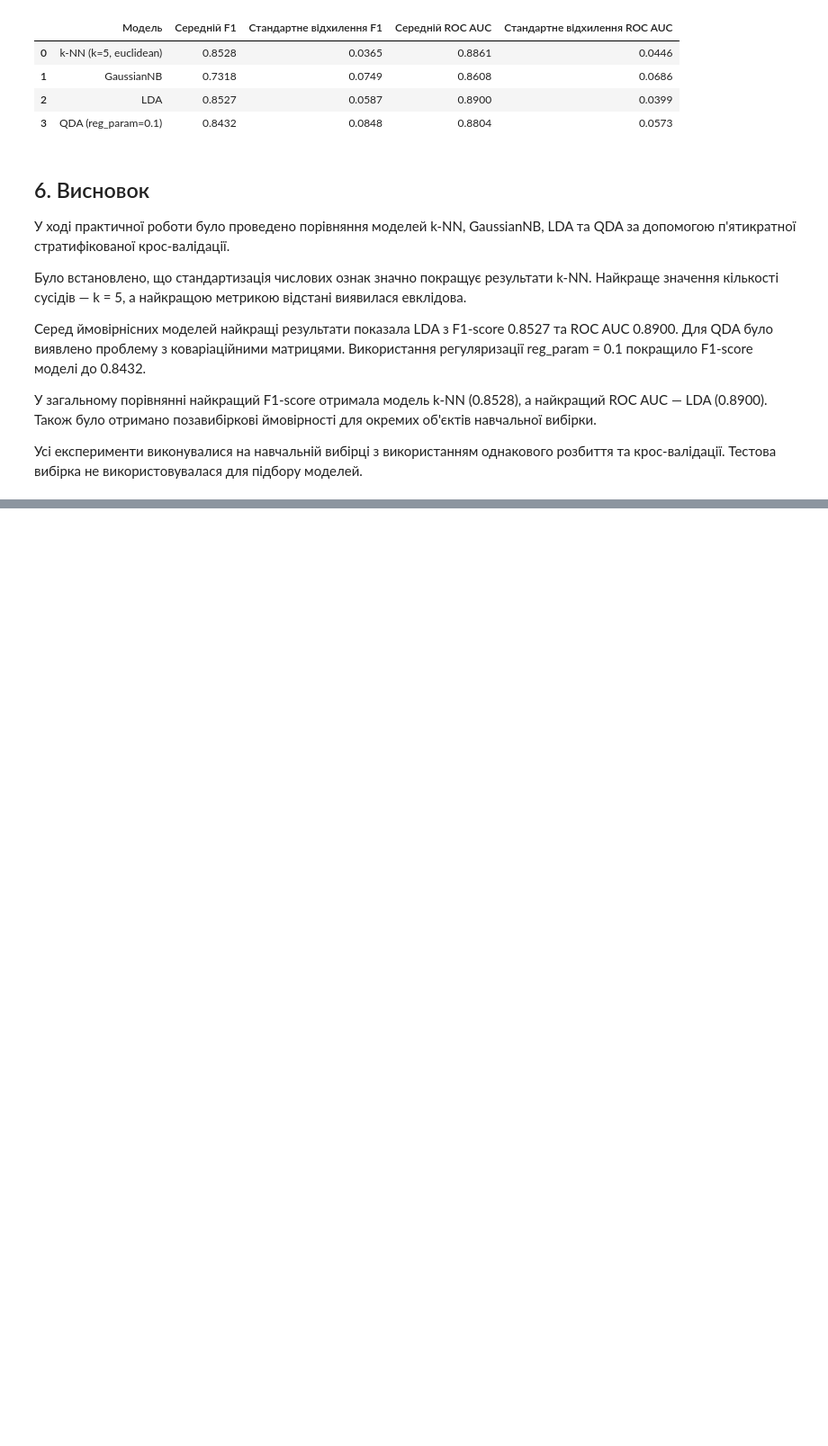
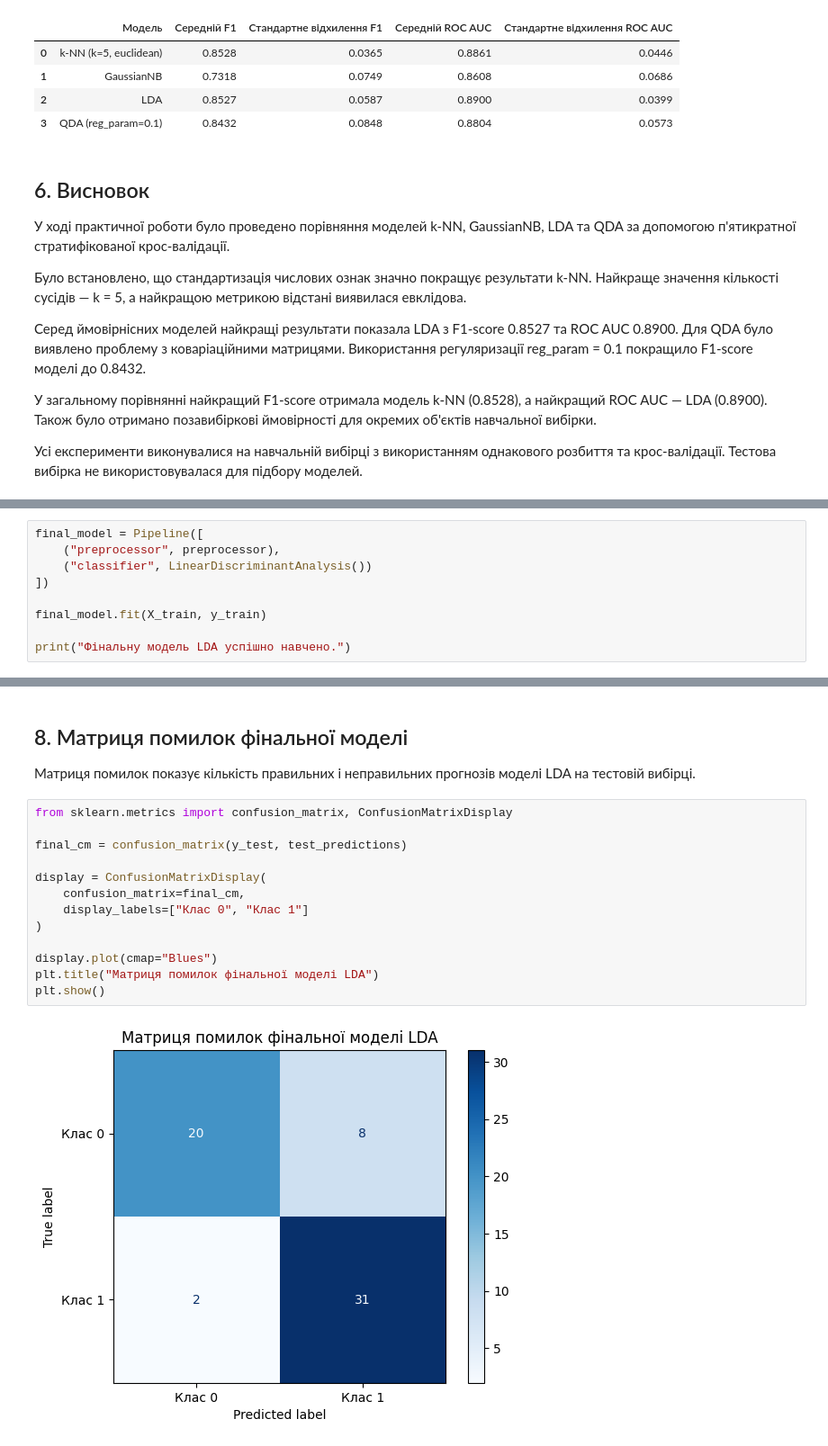
Before and after one commit to Oleksandr-123/practice-1, a Jupyter notebook: classification-mini-project/notebooks/PR04_Maslak_Oleksandr.ipynb, the cells around one changed output, grey strips where cells are left out. Shown at 90% size. Saved outputs shown, nothing was run; the diff lists cells and outputs as text; blank space fills up the shorter version.

```diff
--- a/classification-mini-project/notebooks/PR04_Maslak_Oleksandr.ipynb
+++ b/classification-mini-project/notebooks/PR04_Maslak_Oleksandr.ipynb
@@ -837,0 +1319,9 @@ display(comparison_results_df.round(4))
+# %%
+final_model = Pipeline([
+    ("preprocessor", preprocessor),
+    ("classifier", LinearDiscriminantAnalysis())
+])
+
+final_model.fit(X_train, y_train)
+
+print("Фінальну модель LDA успішно навчено.")
@@ -837,0 +1383,19 @@ display(comparison_results_df.round(4))
+# %% [markdown]
+## 8. Матриця помилок фінальної моделі
+
+Матриця помилок показує кількість правильних і неправильних прогнозів моделі LDA на тестовій вибірці.
+# %%
+from sklearn.metrics import confusion_matrix, ConfusionMatrixDisplay
+
+final_cm = confusion_matrix(y_test, test_predictions)
+
+display = ConfusionMatrixDisplay(
+    confusion_matrix=final_cm,
+    display_labels=["Клас 0", "Клас 1"]
+)
+
+display.plot(cmap="Blues")
+plt.title("Матриця помилок фінальної моделі LDA")
+plt.show()
+# %% [output]
+[figure, added]
```
Also changed, not shown: parts of 37 cells of this notebook.
